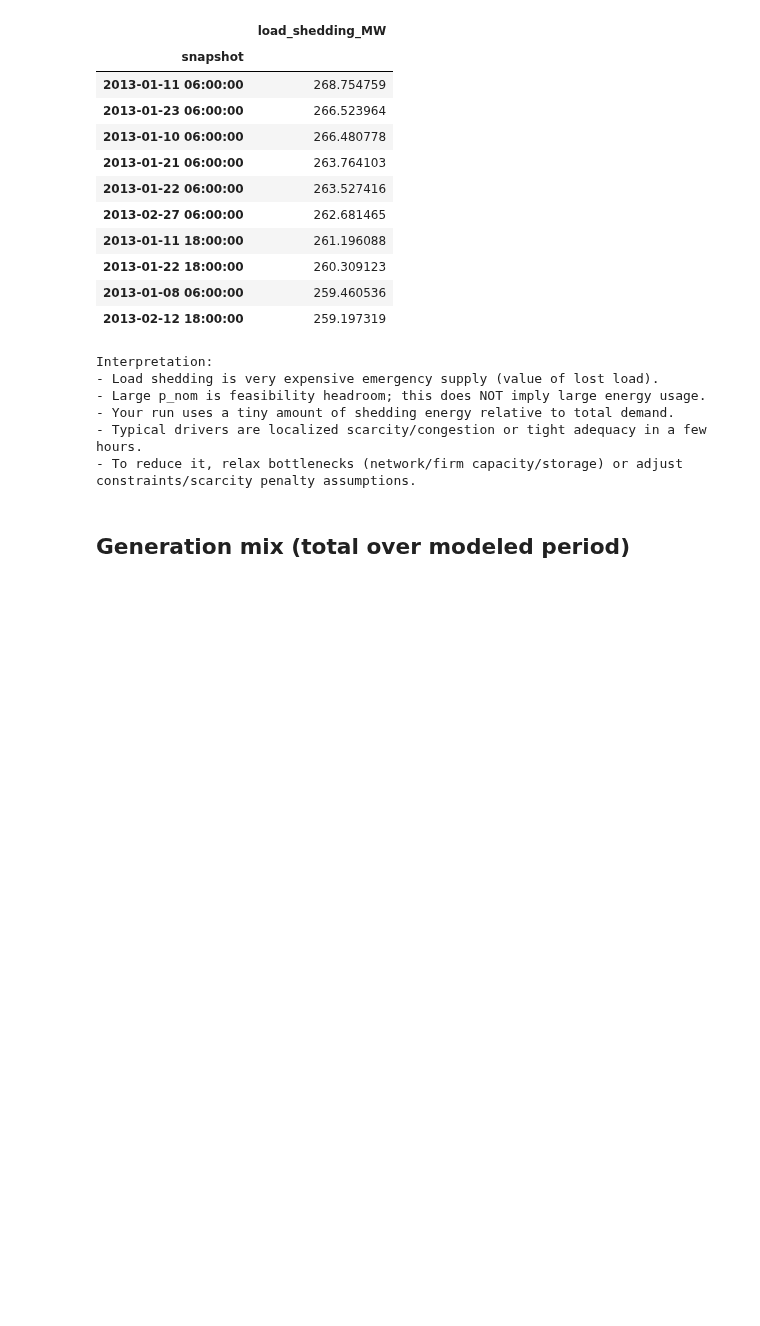
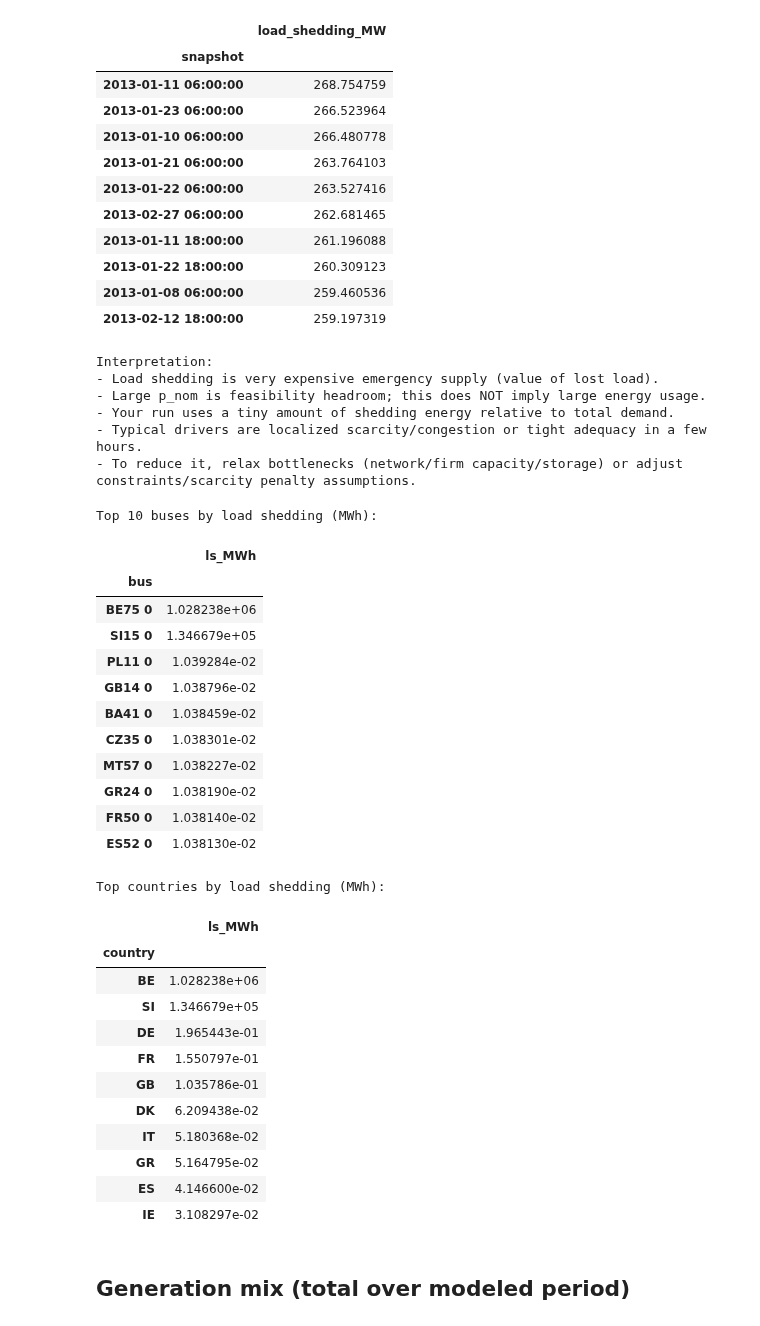
Before and after one commit to cpalazzi/pypsa-earth-green-auklet, a Jupyter notebook: notebooks/001_run_analysis.ipynb, the cells around one changed output. Saved outputs shown, nothing was run; the diff lists cells and outputs as text; code cells hidden in the pictures; blank space fills up the shorter version.

```diff
--- a/notebooks/001_run_analysis.ipynb
+++ b/notebooks/001_run_analysis.ipynb
@@ -18,21 +18,29 @@ Then update `RESULT_PATH` in the next cell to point at the downloaded file.
 # %%
 from pathlib import Path
 
-# Deterministic network selection: use exactly one target unless explicitly overridden.
+# Deterministic network selection: choose one candidate unless explicitly overridden.
 RESULT_PATH_OVERRIDE = None  # e.g. Path("../pypsa-earth/results/europe-year-140/networks/elec_s_140_ec_lcopt_Co2L-3h-week01.nc")
 
-DEFAULT_RESULT_PATH = Path(
-    "../results/arc/europe-year-140/networks/elec_s_140_ec_lcopt_Co2L-3h.nc"
- )
+RUN_CANDIDATES = {
+    "co2_limited": Path("../pypsa-earth/results/europe-year-140/networks/elec_s_140_ec_lcopt_Co2L-3h.nc"),
+    "co2_zero": Path("../pypsa-earth/results/europe-year-140/networks/elec_s_140_ec_lcopt_Co2zero-3h.nc"),
+    "co2_uncapped": Path("../pypsa-earth/results/europe-year-140/networks/elec_s_140_ec_lcopt_Co2nocap-3h.nc"),
+}
+
+RESULT_CHOICE = "co2_zero"  # co2_limited | co2_zero | co2_uncapped
+DEFAULT_RESULT_PATH = RUN_CANDIDATES.get(RESULT_CHOICE, RUN_CANDIDATES["co2_uncapped"])
 
 candidate = RESULT_PATH_OVERRIDE if RESULT_PATH_OVERRIDE is not None else DEFAULT_RESULT_PATH
 RESULT_PATH = candidate.resolve()
 
 if not RESULT_PATH.exists():
+    available = "\n".join(f"  - {k}: {v}" for k, v in RUN_CANDIDATES.items())
     raise FileNotFoundError(
         "Solved network missing at expected deterministic path:\n"
         f"  {RESULT_PATH}\n\n"
-        "Either sync the file from ARC to this location, or set RESULT_PATH_OVERRIDE in this cell."
+        "Either sync the file from ARC to this location, set RESULT_PATH_OVERRIDE, "
+        "or switch RESULT_CHOICE.\n\nCandidates:\n"
+        f"{available}"
     )
 
 print("Using network file:", RESULT_PATH)
@@ -186,6 +365,68 @@ Interpretation:
 - Your run uses a tiny amount of shedding energy relative to total demand.
 - Typical drivers are localized scarcity/congestion or tight adequacy in a few hours.
 - To reduce it, relax bottlenecks (network/firm capacity/storage) or adjust constraints/scarcity penalty assumptions.
+# %%
+# Where does load shedding occur? (bus/country attribution over full period)
+snapshot_weights = n.snapshot_weightings.objective.reindex(n.snapshots).fillna(1.0)
+ls_mask = n.generators["carrier"].eq("load shedding")
+ls_gen = n.generators.loc[ls_mask]
+
+if ls_gen.empty:
+    print("No load shedding generators found.")
+else:
+    ls_dispatch_pos = n.generators_t.p.loc[:, ls_gen.index].clip(lower=0.0)
+    ls_mwh_by_gen = ls_dispatch_pos.mul(snapshot_weights, axis=0).sum(axis=0)
+
+    ls_mwh_by_bus = (
+        pd.DataFrame({"bus": ls_gen["bus"], "ls_MWh": ls_mwh_by_gen})
+        .groupby("bus")["ls_MWh"]
+        .sum()
+        .sort_values(ascending=False)
+    )
+
+    bus_country = n.buses["country"] if "country" in n.buses.columns else pd.Series(index=n.buses.index, dtype=object)
+    ls_mwh_by_country = (
+        pd.DataFrame({
+            "country": ls_mwh_by_bus.index.to_series().map(bus_country).fillna("UNK"),
+            "ls_MWh": ls_mwh_by_bus.values,
+        })
+        .groupby("country")["ls_MWh"]
+        .sum()
+        .sort_values(ascending=False)
+    )
+
+    print("Top 10 buses by load shedding (MWh):")
+    display(ls_mwh_by_bus.head(10).to_frame("ls_MWh"))
+
+    print("Top countries by load shedding (MWh):")
+    display(ls_mwh_by_country.head(10).to_frame("ls_MWh"))
+# %% [output]
+Top 10 buses by load shedding (MWh):
+|  | ls_MWh |
+| bus |  |
+| BE75 0 | 1.028238e+06 |
+| SI15 0 | 1.346679e+05 |
+| PL11 0 | 1.039284e-02 |
+| GB14 0 | 1.038796e-02 |
+| BA41 0 | 1.038459e-02 |
+| CZ35 0 | 1.038301e-02 |
+| MT57 0 | 1.038227e-02 |
+| GR24 0 | 1.038190e-02 |
+| FR50 0 | 1.038140e-02 |
+| ES52 0 | 1.038130e-02 |
+Top countries by load shedding (MWh):
+|  | ls_MWh |
+| country |  |
+| BE | 1.028238e+06 |
+| SI | 1.346679e+05 |
+| DE | 1.965443e-01 |
+| FR | 1.550797e-01 |
+| GB | 1.035786e-01 |
+| DK | 6.209438e-02 |
+| IT | 5.180368e-02 |
+| GR | 5.164795e-02 |
+| ES | 4.146600e-02 |
+| IE | 3.108297e-02 |
 # %% [markdown]
 ## Generation mix (total over modeled period)
 # %%
```
Also changed, not shown: parts of 9 cells of this notebook, 15 other files.
